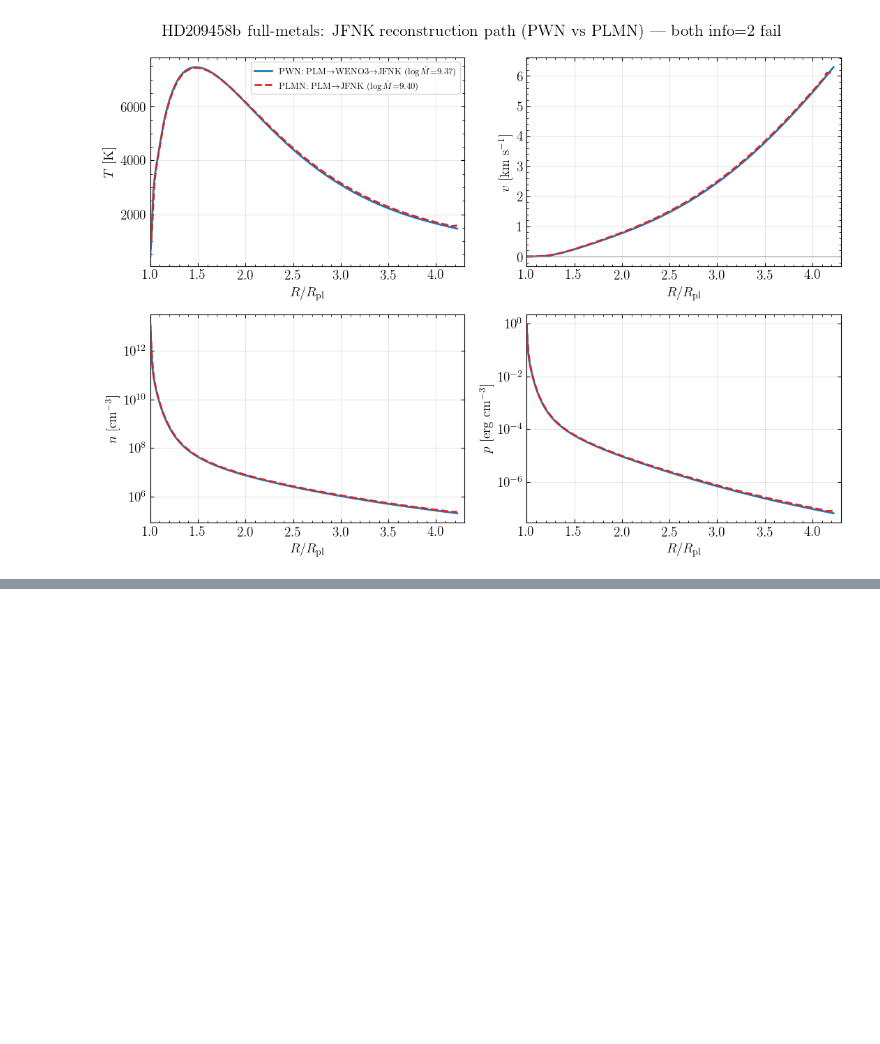
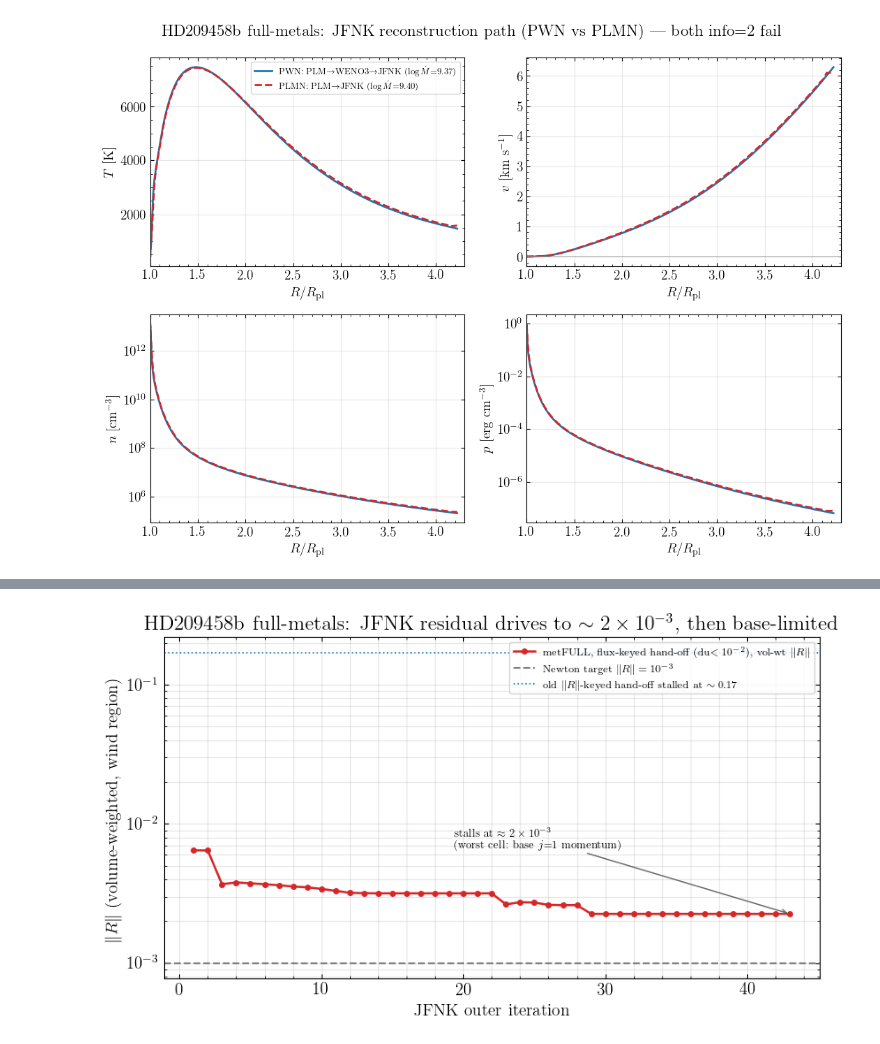
Before and after one commit to seoncafe/EXHALE, a Jupyter notebook: HD209458b_test/plot_models.ipynb, the cells around one changed output, grey strips where cells are left out. Cells and saved outputs as stored; diff of their text form; code cells hidden in the pictures; blank space fills up the shorter version.

```diff
--- a/HD209458b_test/plot_models.ipynb
+++ b/HD209458b_test/plot_models.ipynb
@@ -262,0 +269,34 @@ plt.show()
+# %%
+import re
+
+def jfnk_history(folder):
+    """Parse '(JFNK) it N ||R||=X' lines from a run's run.log -> (iters, ||R||)."""
+    p = os.path.join(folder, 'run.log')
+    its, rs = [], []
+    if os.path.exists(p):
+        for line in open(p):
+            m = re.search(r'\(JFNK\) it\s*(\d+)\s*\|\|R\|\|=\s*([0-9.eE+-]+)', line)
+            if m:
+                its.append(int(m.group(1))); rs.append(float(m.group(2)))
+    return its, rs
+
+fig, ax = plt.subplots(figsize=(8.5, 5))
+its, rs = jfnk_history('pres1ub_PWN_He1_metFULL_cold_duJFNK')
+if its:
+    ax.semilogy(its, rs, 'o-', color='C3', lw=1.8, ms=4,
+                label=r'metFULL, flux-keyed hand-off (du$<10^{-2}$), vol-wt $\|R\|$')
+    ax.annotate(r'stalls at $\approx2\times10^{-3}$' '\n' r'(worst cell: base $j{=}1$ momentum)',
+                xy=(its[-1], rs[-1]), xytext=(its[-1]*0.45, rs[-1]*3.0),
+                fontsize=9, arrowprops=dict(arrowstyle='->', color='0.4'))
+ax.axhline(1e-3, color='0.5', ls='--', label=r'Newton target $\|R\|=10^{-3}$')
+ax.axhline(0.17, color='C0', ls=':', lw=1.2,
+           label=r'old $\|R\|$-keyed hand-off stalled at $\sim0.17$')
+ax.set_xlabel('JFNK outer iteration')
+ax.set_ylabel(r'$\|R\|$ (volume-weighted, wind region)')
+ax.set_title(r'HD209458b full-metals: JFNK residual drives to $\sim2\times10^{-3}$, then base-limited')
+ax.grid(alpha=0.3, which='both')
+ax.legend(fontsize=8.5, loc='best')
+fig.tight_layout()
+plt.show()
+# %% [output]
+[figure, added]
```
Also changed, not shown: parts of 4 cells of this notebook, 12 other files.
